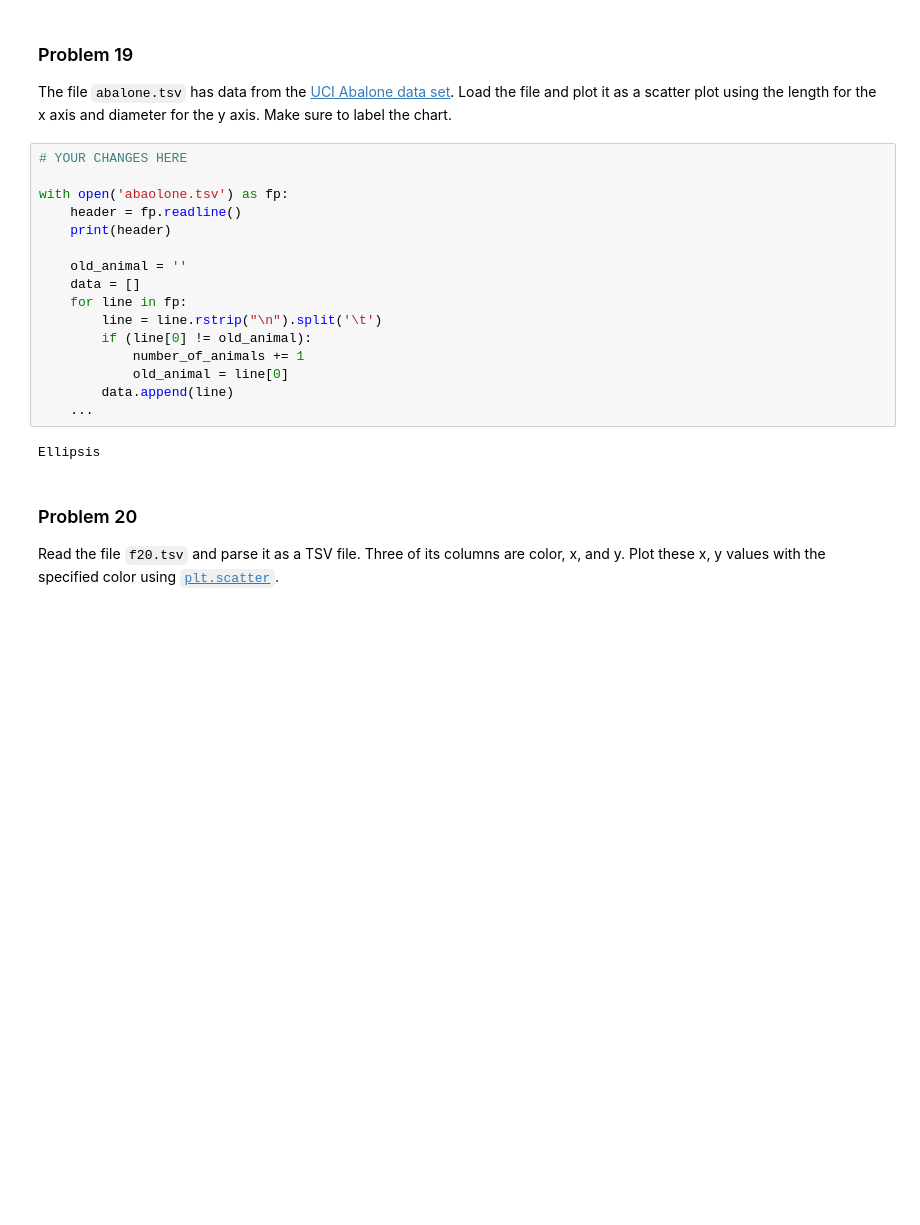
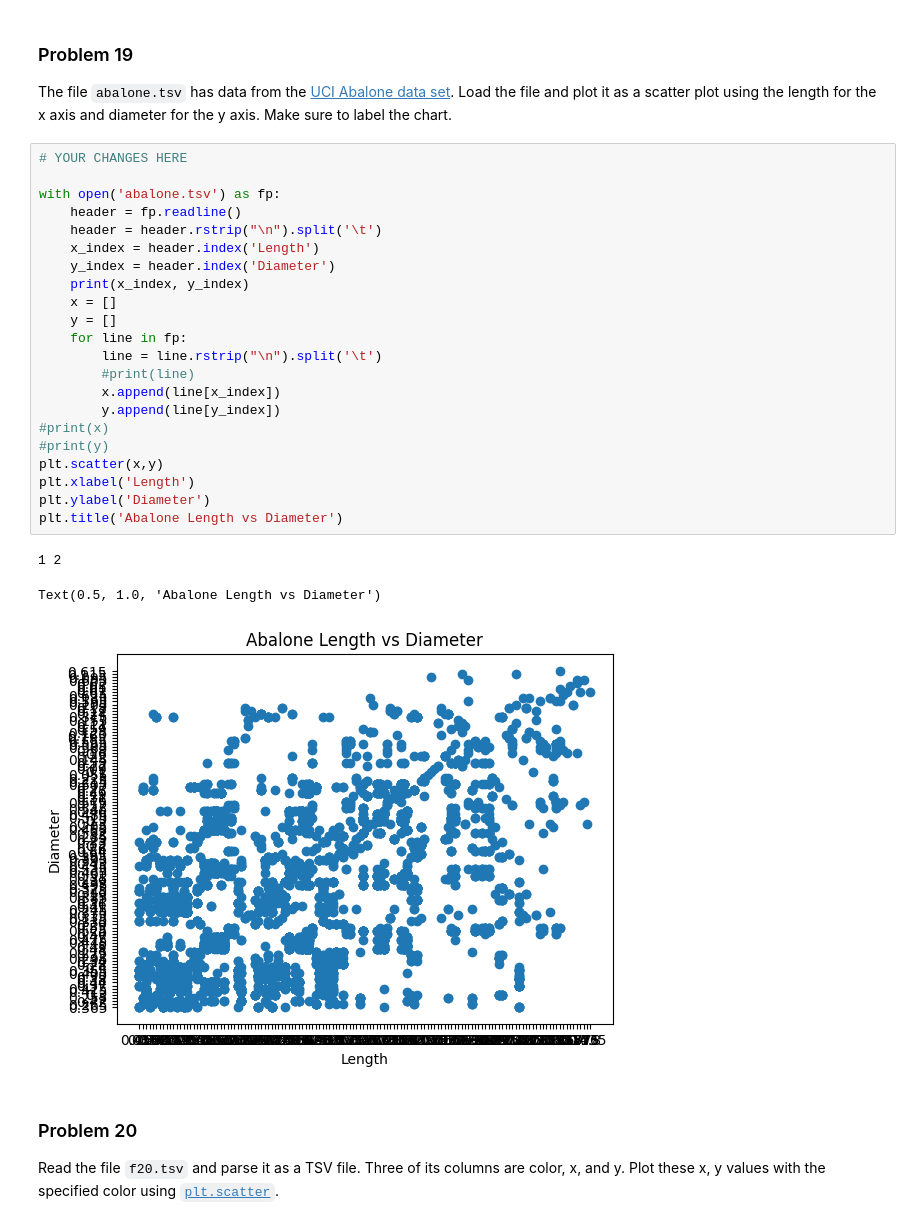
Before and after one commit to bvanson/dx602-homework-05, a Jupyter notebook: homeworTest.ipynb, the cells around one changed output. Cells and saved outputs as stored; diff of their text form; blank space fills up the shorter version.

```diff
--- a/homeworTest.ipynb
+++ b/homeworTest.ipynb
@@ -587,21 +569,29 @@ Make sure to label the chart.
 # %%
 # YOUR CHANGES HERE
 
-with open('abaolone.tsv') as fp:
+with open('abalone.tsv') as fp:
     header = fp.readline()
-    print(header)
-
-    old_animal = ''
-    data = []
+    header = header.rstrip("\n").split('\t')
+    x_index = header.index('Length')
+    y_index = header.index('Diameter')
+    print(x_index, y_index)
+    x = []
+    y = []
     for line in fp:
         line = line.rstrip("\n").split('\t')
-        if (line[0] != old_animal):
-            number_of_animals += 1
-            old_animal = line[0]
-        data.append(line)
-    ...
+        #print(line)
+        x.append(line[x_index])
+        y.append(line[y_index])
+#print(x)
+#print(y)
+plt.scatter(x,y)
+plt.xlabel('Length')
+plt.ylabel('Diameter')
+plt.title('Abalone Length vs Diameter')
 # %% [output]
-Ellipsis
+1 2
+Text(0.5, 1.0, 'Abalone Length vs Diameter')
+[figure, added]
 # %% [markdown]
 ### Problem 20
 
```
Also changed, not shown: parts of 4 cells of this notebook.
